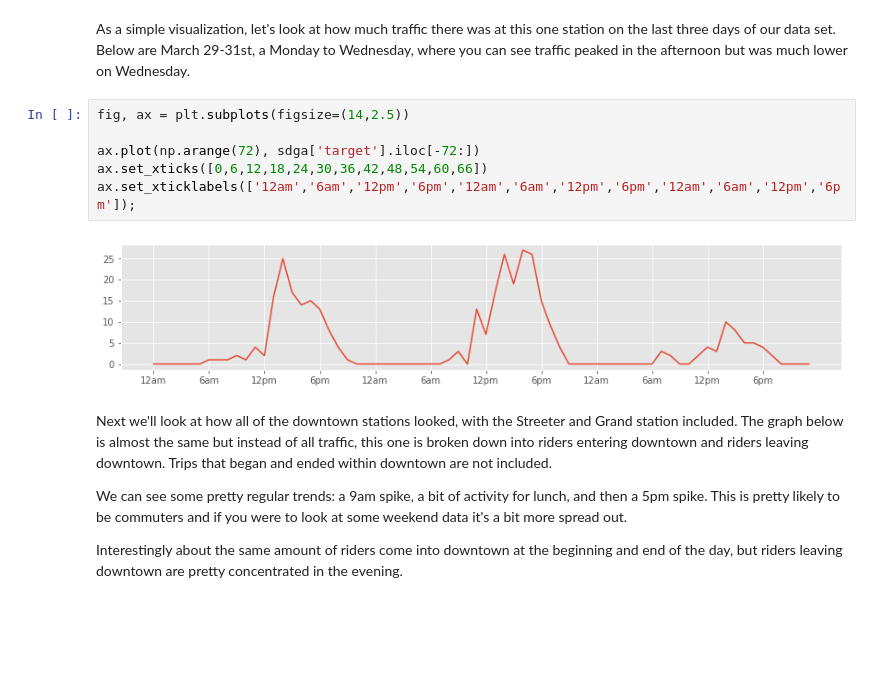
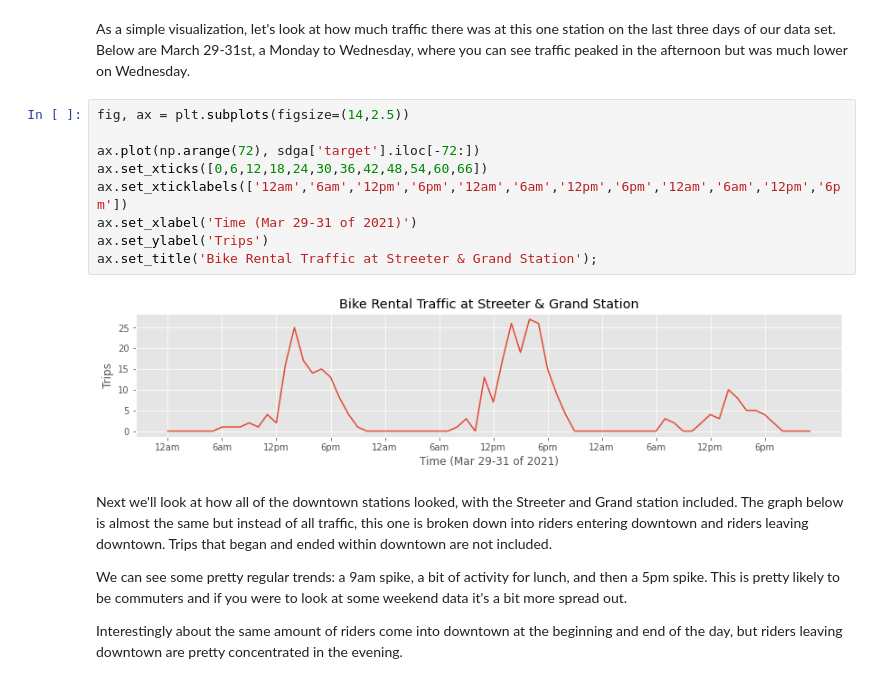
Before and after one commit to nick-kopy/Predicting-Bike-Rental-Station-Traffic, a Jupyter notebook: prediction.ipynb, the cells around one changed output. Drawn from its saved outputs; the diff is of its cells as text; blank space fills up the shorter version.

```diff
--- a/prediction.ipynb
+++ b/prediction.ipynb
@@ -29,11 +48,14 @@ As a simple visualization, let's look at how much traffic there was at this one
 # %%
 fig, ax = plt.subplots(figsize=(14,2.5))
 
 ax.plot(np.arange(72), sdga['target'].iloc[-72:])
 ax.set_xticks([0,6,12,18,24,30,36,42,48,54,60,66])
-ax.set_xticklabels(['12am','6am','12pm','6pm','12am','6am','12pm','6pm','12am','6am','12pm','6pm']);
+ax.set_xticklabels(['12am','6am','12pm','6pm','12am','6am','12pm','6pm','12am','6am','12pm','6pm'])
+ax.set_xlabel('Time (Mar 29-31 of 2021)')
+ax.set_ylabel('Trips')
+ax.set_title('Bike Rental Traffic at Streeter & Grand Station');
 # %% [output]
-[figure, old version]
+[figure, new version]
 # %% [markdown]
 Next we'll look at how all of the downtown stations looked, with the Streeter and Grand station included. The graph below is almost the same but instead of all traffic, this one is broken down into riders entering downtown and riders leaving downtown. Trips that began and ended within downtown are not included.
 
```
Also changed, not shown: parts of 31 cells of this notebook, 45 other files.
